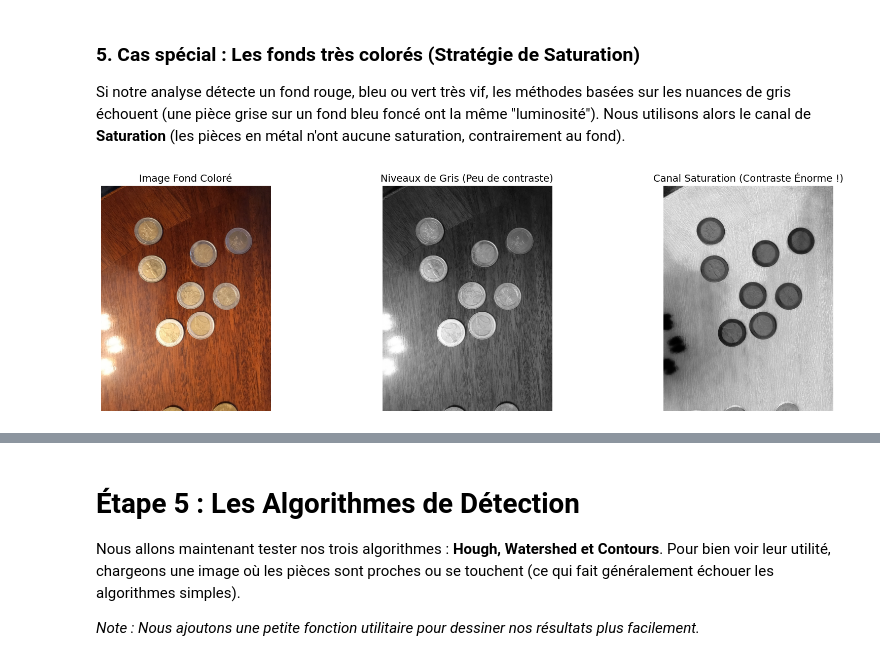
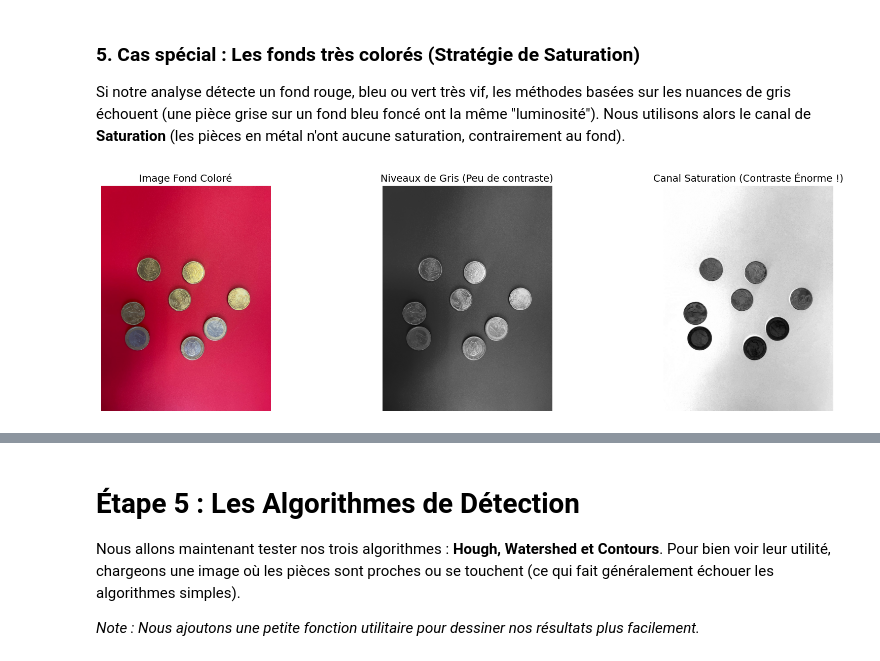
Before and after one commit to Aya-chihoub/Projet-Analyse-img-M1, a Jupyter notebook: notebook_Detection.ipynb, the cells around one changed output, grey strips where cells are left out. Cells and saved outputs as stored; diff of their text form; code cells hidden in the pictures.

```diff
--- a/notebook_Detection.ipynb
+++ b/notebook_Detection.ipynb
@@ -141,21 +159,21 @@ plot_comparison(
 Si notre analyse détecte un fond rouge, bleu ou vert très vif, les méthodes basées sur les nuances de gris échouent (une pièce grise sur un fond bleu foncé ont la même "luminosité").
 Nous utilisons alors le canal de **Saturation** (les pièces en métal n'ont aucune saturation, contrairement au fond).
 # %%
-# REMPLACE par une image avec un fond très coloré (ex: nappe rouge, bureau bleu)
-img_color_path = './data/gp3/3_7.jpg'
+# Tester sur une image avec un support chromatique
+img_color_path = './data/gp3/3_3.jpg'
 img_color = cv2.imread(img_color_path)
 
 img_color = cv2.resize(img_color, (target_width, int(img_color.shape[0] * (target_width/img_color.shape[1]))))
 
 # Extraction du canal Gris vs Saturation
 gray_fail = cv2.cvtColor(img_color, cv2.COLOR_BGR2GRAY)
 
 hsv = cv2.cvtColor(img_color, cv2.COLOR_BGR2HSV)
 saturation = hsv[:, :, 1] # Le métal sera très noir (0), le fond très blanc (255)
 
 plot_comparison(
     [img_color, gray_fail, saturation],
     ['Image Fond Coloré', 'Niveaux de Gris (Peu de contraste)', 'Canal Saturation (Contraste Énorme !)']
 )
 # %% [output]
-[figure, old version]
+[figure, new version]
```
Also changed, not shown: parts of 26 cells of this notebook, 10 other files.
